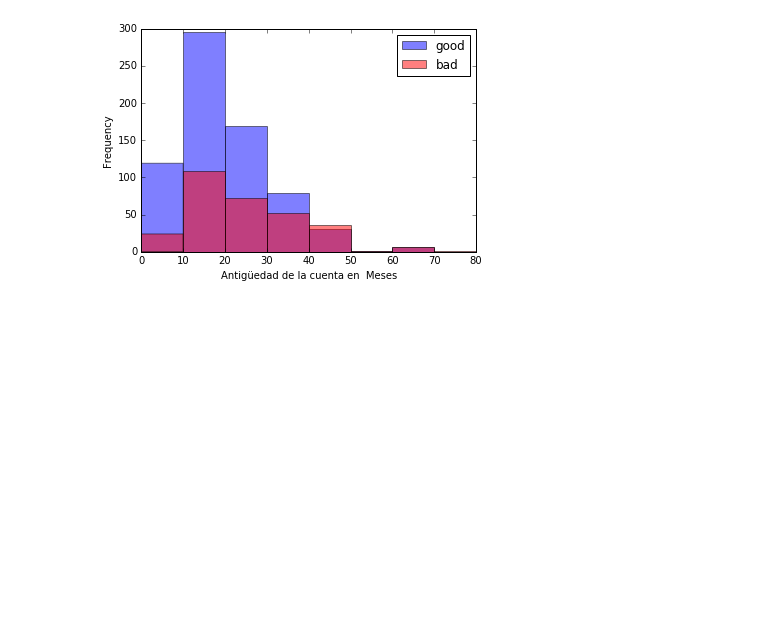
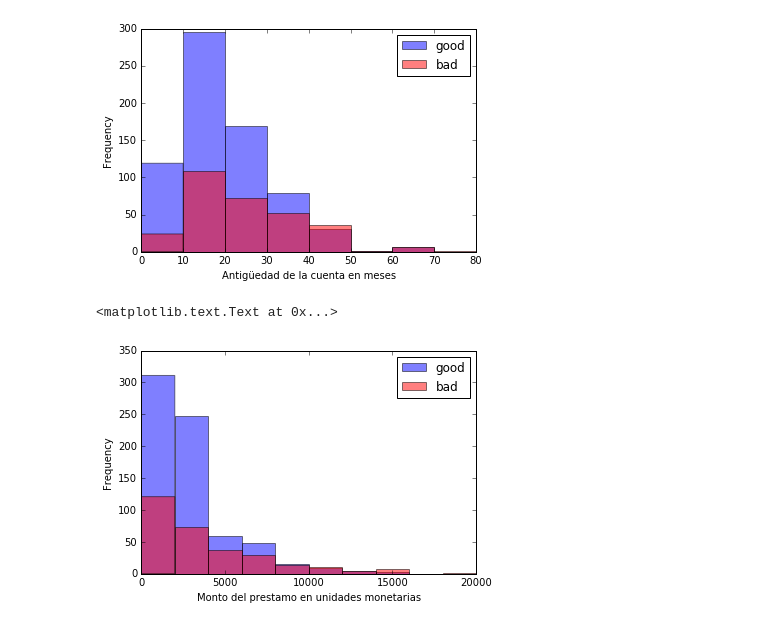
Before and after one commit to hackerschoolmty/Programa-Data-Science, a Jupyter notebook: 5.- Aprendizaje automático/5.- Sesión 1 Aprendizaje automático.ipynb, the cells around one changed output. Cells and saved outputs as stored; diff of their text form; code cells hidden in the pictures; blank space fills up the shorter version.

Commit message:
histogramas para score card

```diff
--- a/5.- Aprendizaje automático/5.- Sesión 1 Aprendizaje automático.ipynb
+++ b/5.- Aprendizaje automático/5.- Sesión 1 Aprendizaje automático.ipynb
@@ -97,3 +110,13 @@ plt.xlabel('Antigüedad de la cuenta en meses')
 # %% [output]
 <matplotlib.text.Text at 0x...>
 [figure]
+# %%
+plt.figure();
+tca_range = range(0,22000,2000)
+df_good['amount'].plot.hist(bins=tca_range,color='b',alpha=0.5,label='good')
+df_bad['amount'].plot.hist(bins=tca_range,color='r',alpha=0.5,label='bad')
+plt.legend(loc='upper right')
+plt.xlabel('Monto del prestamo en unidades monetarias')
+# %% [output]
+<matplotlib.text.Text at 0x...>
+[figure, added]
```
Also changed, not shown: parts of 3 cells of this notebook.
